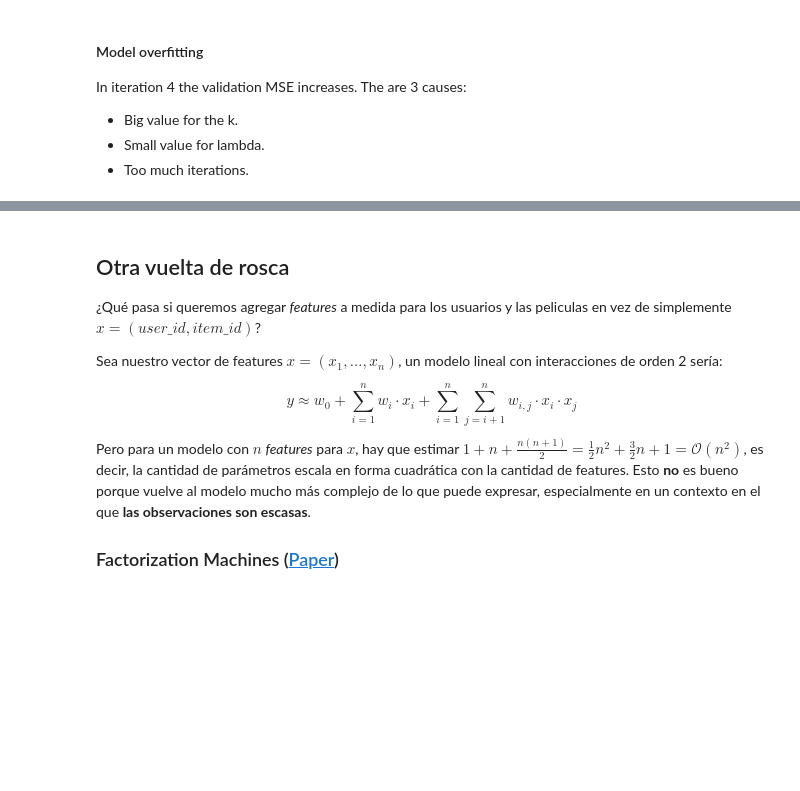
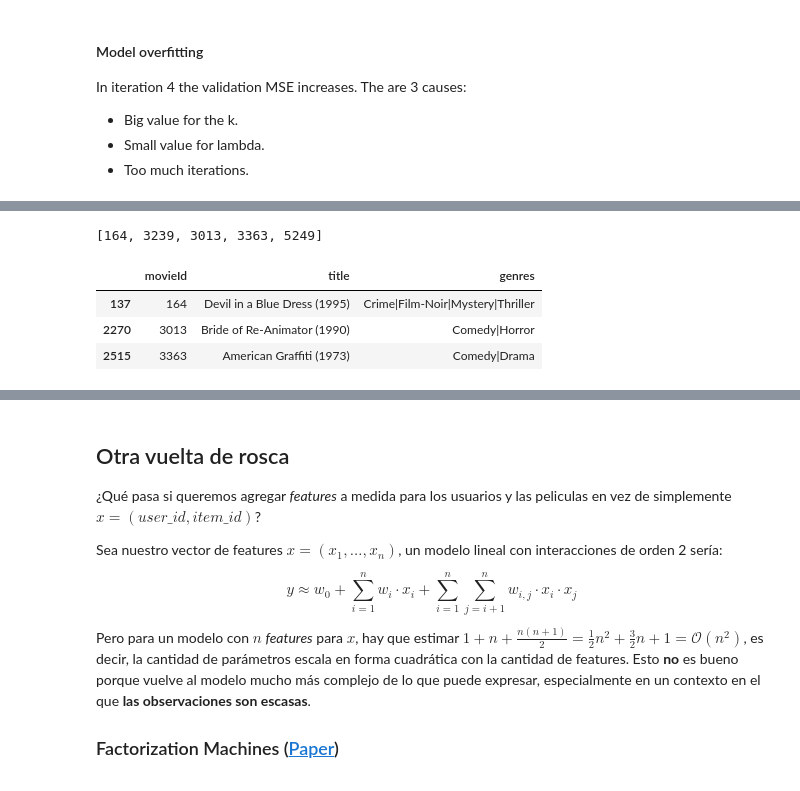
Before and after one commit to Juliodonadello/analisis_matematico_ia, a Jupyter notebook: clases_nuevas/clase_3/AMIA_Matrix_Factorization.ipynb, the cells around one changed output, grey strips where cells are left out. Drawn from its saved outputs; the diff is of its cells as text; code cells hidden in the pictures; blank space fills up the shorter version.

```diff
--- a/clases_nuevas/clase_3/AMIA_Matrix_Factorization.ipynb
+++ b/clases_nuevas/clase_3/AMIA_Matrix_Factorization.ipynb
@@ -406,14 +483,14 @@ model.summary()
 # a smaller model with k=4
 model_4 = MFModel(
     k = 4,
-    lda = 5
+    lda = 3
 )
 
 model_4.fit(
     R_train = R_train,
     R_valid = R_valid,
     rng_seed = rng_seed+5,
-    iters = 10,
+    iters = 6,
 )
 
 model_4.summary()
@@ -430,6 +534,18 @@ some_user_id = 120
 
 recommended_item_id = model_4.recommend(some_user_id, top_k=5)
 recommended_item_id
+# %% [output]
+[164, 3239, 3013, 3363, 5249]
+# %%
+
+movie_names[movie_names['movieId'].isin(recommended_item_id)]
+
+#there are 2 that are not in the dataset??
+# %% [output]
+|  | movieId | title | genres |
+| 137 | 164 | Devil in a Blue Dress (1995) | Crime|Film-Noir|Mystery|Thriller |
+| 2270 | 3013 | Bride of Re-Animator (1990) | Comedy|Horror |
+| 2515 | 3363 | American Graffiti (1973) | Comedy|Drama |
 # %%
 # let's see what we loved
 most_liked = df_train[df_train.userId == some_user_id+1].sort_values(by="rating",ascending=False).head(10)
```
Also changed, not shown: parts of 18 cells of this notebook.
